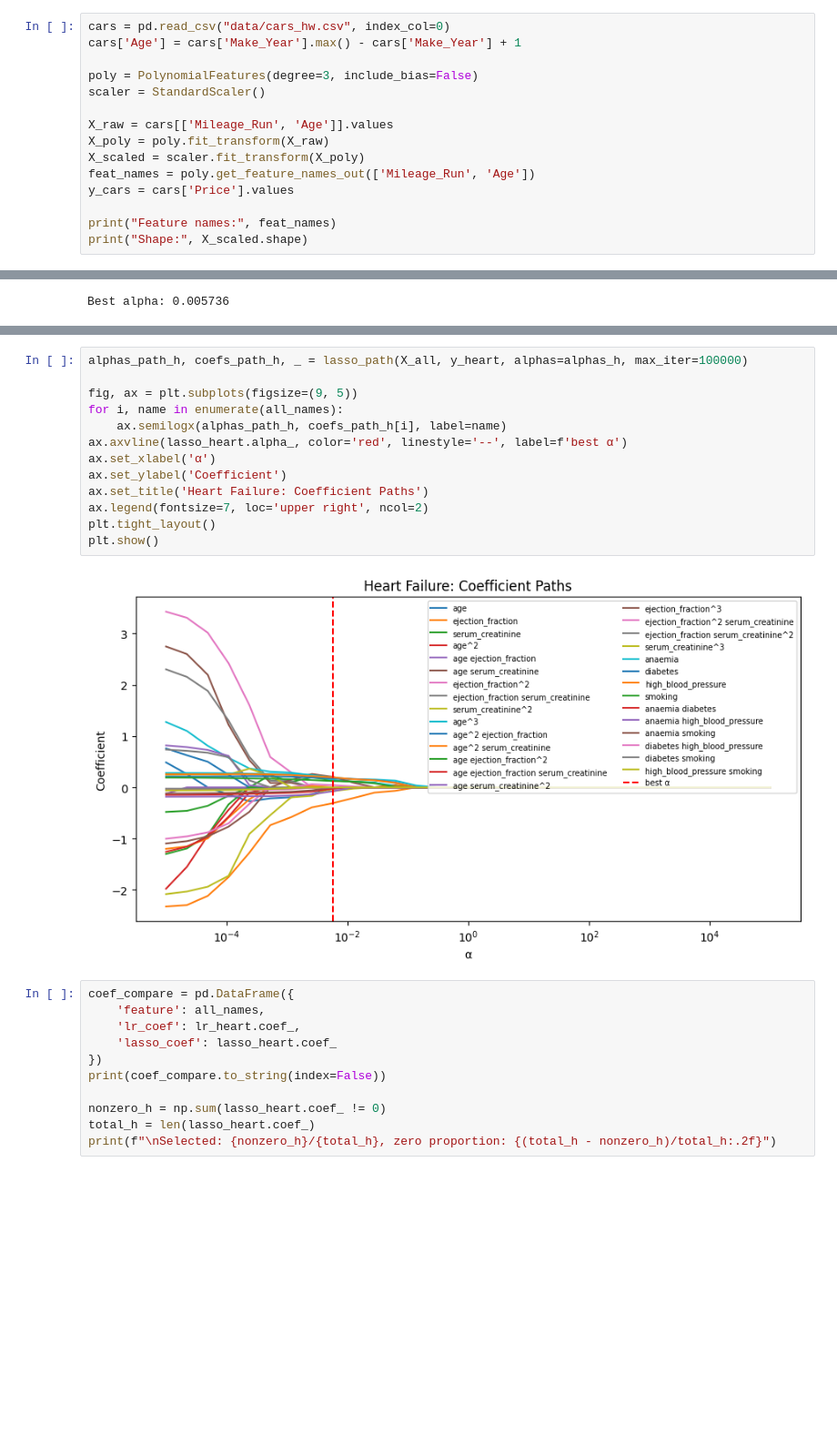
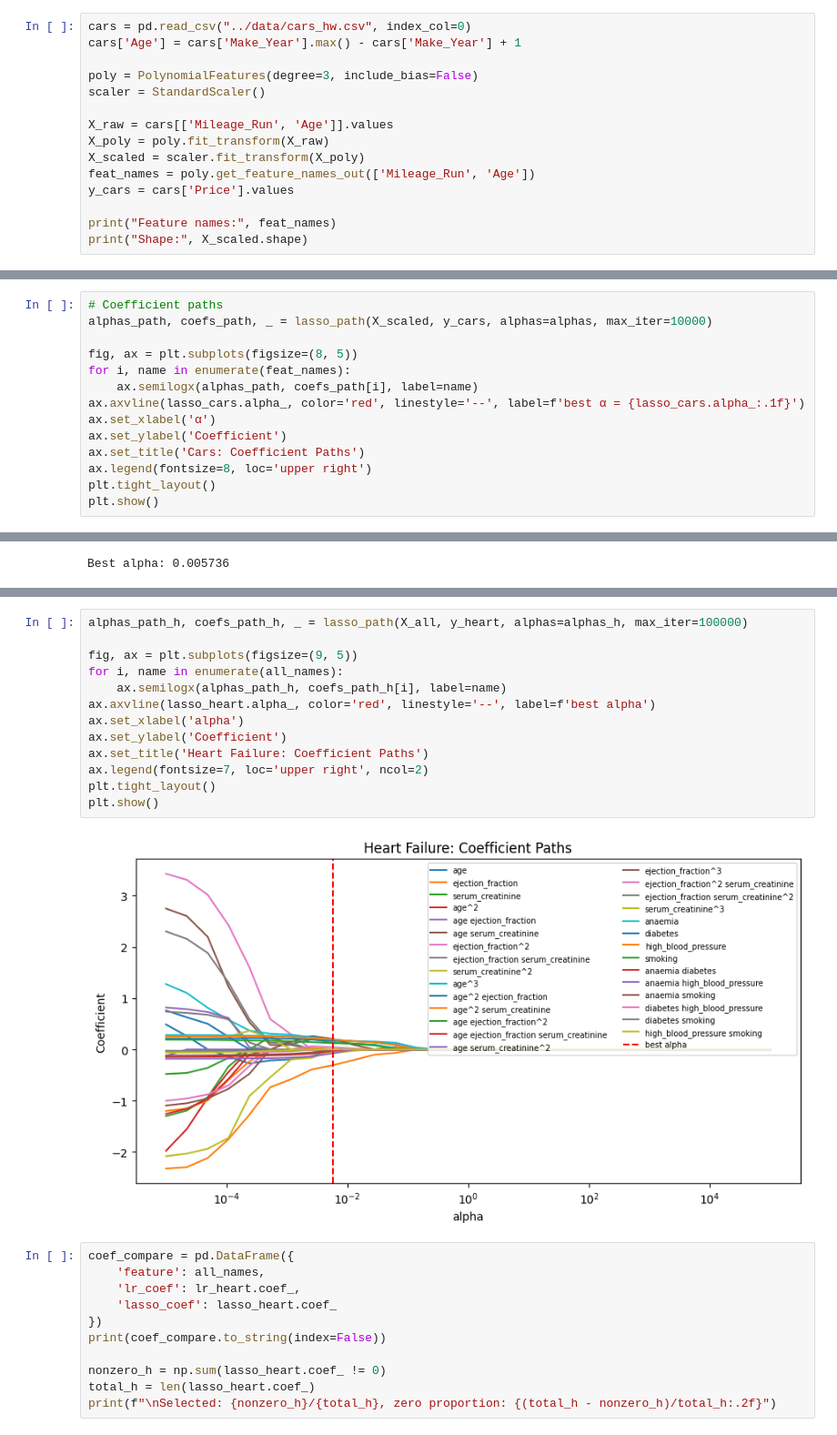
Before and after one commit to lhakso/DS3021, a Jupyter notebook: 04_assignment_regularization.ipynb, the cells around one changed output, grey strips where cells are left out. Shown at 91% size. Saved outputs shown, nothing was run; the diff lists cells and outputs as text; blank space fills up the shorter version.

```diff
--- a/04_assignment_regularization.ipynb
+++ b/04_assignment_regularization.ipynb
@@ -49,7 +49,7 @@ from sklearn.preprocessing import PolynomialFeatures, StandardScaler
 from sklearn.linear_model import LinearRegression, LassoCV, lasso_path
 from sklearn.metrics import mean_squared_error
 # %%
-cars = pd.read_csv("data/cars_hw.csv", index_col=0)
+cars = pd.read_csv("../data/cars_hw.csv", index_col=0)
 cars['Age'] = cars['Make_Year'].max() - cars['Make_Year'] + 1
 
 poly = PolynomialFeatures(degree=3, include_bias=False)
@@ -105,3 +105,17 @@ plt.tight_layout()
 plt.show()
 # %% [output]
 [figure]
+# %%
+# Coefficient paths
+alphas_path, coefs_path, _ = lasso_path(X_scaled, y_cars, alphas=alphas, max_iter=10000)
+
+fig, ax = plt.subplots(figsize=(8, 5))
+for i, name in enumerate(feat_names):
+    ax.semilogx(alphas_path, coefs_path[i], label=name)
+ax.axvline(lasso_cars.alpha_, color='red', linestyle='--', label=f'best α = {lasso_cars.alpha_:.1f}')
+ax.set_xlabel('α')
+ax.set_ylabel('Coefficient')
+ax.set_title('Cars: Coefficient Paths')
+ax.legend(fontsize=8, loc='upper right')
+plt.tight_layout()
+plt.show()
@@ -196,18 +233,18 @@ plt.show()
 # %%
 alphas_path_h, coefs_path_h, _ = lasso_path(X_all, y_heart, alphas=alphas_h, max_iter=100000)
 
 fig, ax = plt.subplots(figsize=(9, 5))
 for i, name in enumerate(all_names):
     ax.semilogx(alphas_path_h, coefs_path_h[i], label=name)
-ax.axvline(lasso_heart.alpha_, color='red', linestyle='--', label=f'best α')
-ax.set_xlabel('α')
+ax.axvline(lasso_heart.alpha_, color='red', linestyle='--', label=f'best alpha')
+ax.set_xlabel('alpha')
 ax.set_ylabel('Coefficient')
 ax.set_title('Heart Failure: Coefficient Paths')
 ax.legend(fontsize=7, loc='upper right', ncol=2)
 plt.tight_layout()
 plt.show()
 # %% [output]
-[figure, old version]
+[figure, new version]
 # %%
 coef_compare = pd.DataFrame({
     'feature': all_names,
```
Also changed, not shown: parts of 12 cells of this notebook.
